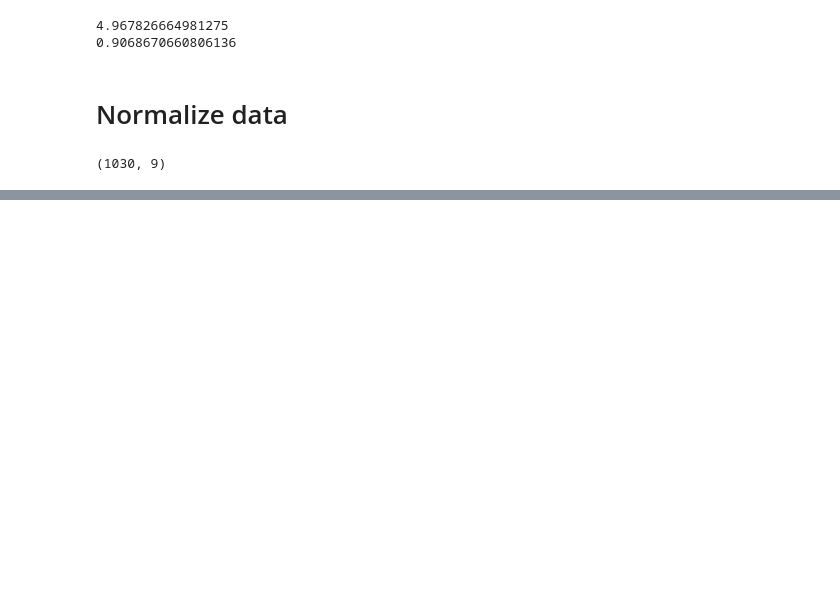
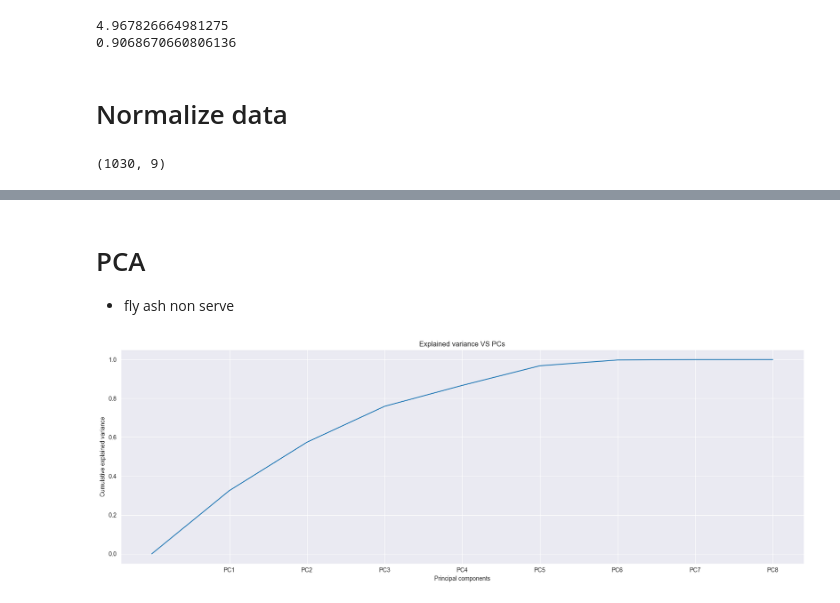
Before and after one commit to fran-scala/QuHack4IA_VQNN-track, a Jupyter notebook: datapreprocessing/datapreprocessing.ipynb, the cells around one changed output, grey strips where cells are left out. Drawn from its saved outputs; the diff is of its cells as text; code cells hidden in the pictures; blank space fills up the shorter version.

```diff
--- a/datapreprocessing/datapreprocessing.ipynb
+++ b/datapreprocessing/datapreprocessing.ipynb
@@ -266,0 +294,22 @@ df_rescaled.to_csv('dataset_with_outliers.csv', index=False)
+# %% [markdown]
+# PCA
+- fly ash non serve
+# %%
+X = df.drop(columns=["concrete_compressive_strength"]).values
+
+pca_1 = PCA(random_state = 42)
+pca_1.fit(X)
+
+_, ax = plt.subplots(1,1, figsize = (17,6))
+ax.plot(np.insert(np.cumsum(pca_1.explained_variance_ratio_), 0, 0))
+ax.set_title('Explained variance VS PCs')
+plt.xticks(ticks=np.arange(1, pca_1.n_features_in_ + 1),
+           labels=[f'PC{i}' for i in range(1, pca_1.n_features_in_ + 1)])
+ax.set_xlabel('Principal components')
+ax.set_ylabel('Cumulative explained variance')
+ax.grid()
+plt.grid()
+plt.tight_layout()
+plt.show()
+# %% [output]
+[figure, added]
```
Also changed, not shown: parts of 25 cells of this notebook.
